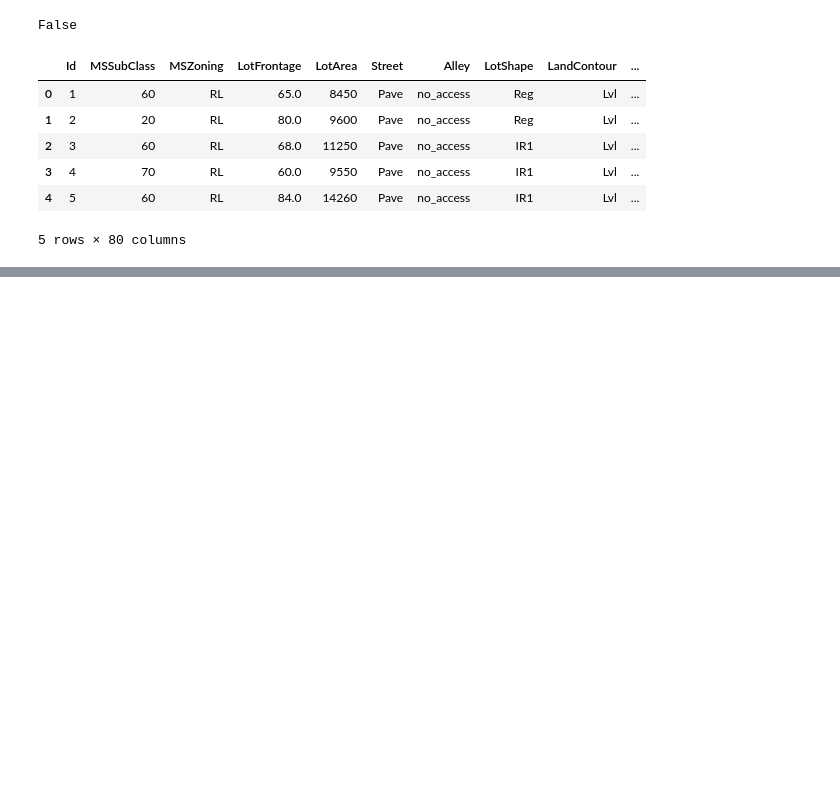
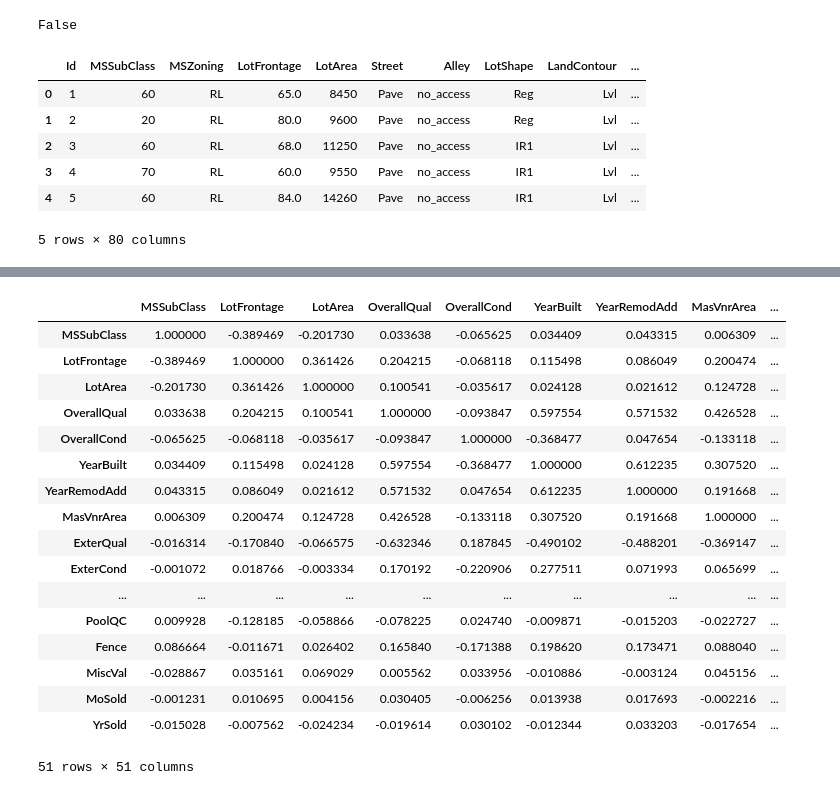
Before and after one commit to RAIHANRABBY/A-Machine-Learning, a Jupyter notebook: house-prices-advanced-regression-techniques/house price prediction.ipynb, the cells around one changed output, grey strips where cells are left out. Drawn from its saved outputs; the diff is of its cells as text; code cells hidden in the pictures; blank space fills up the shorter version.

```diff
--- a/house-prices-advanced-regression-techniques/house price prediction.ipynb
+++ b/house-prices-advanced-regression-techniques/house price prediction.ipynb
@@ -378,0 +403,3 @@ x.drop('Id',axis=1,inplace=True)
+# %%
+le=['Fence','PoolQC','GarageCond','GarageQual','GarageFinish','FireplaceQu','KitchenQual','HeatingQC','BsmtFinType2','BsmtFinType1','BsmtExposure','BsmtCond','BsmtQual','ExterCond','ExterQual']
+len(le)
@@ -378,0 +408,5 @@ x.drop('Id',axis=1,inplace=True)
+# %%
+from sklearn.preprocessing import LabelEncoder
+label=LabelEncoder()
+for col in le:
+    x[col]=label.fit_transform(x[col])
@@ -378,0 +472,21 @@ x.drop('Id',axis=1,inplace=True)
+# %%
+x.corr()
+# %% [output]
+|  | MSSubClass | LotFrontage | LotArea | OverallQual | OverallCond | YearBuilt | YearRemodAdd | MasVnrArea | ... |
+| MSSubClass | 1.000000 | -0.389469 | -0.201730 | 0.033638 | -0.065625 | 0.034409 | 0.043315 | 0.006309 | ... |
+| LotFrontage | -0.389469 | 1.000000 | 0.361426 | 0.204215 | -0.068118 | 0.115498 | 0.086049 | 0.200474 | ... |
+| LotArea | -0.201730 | 0.361426 | 1.000000 | 0.100541 | -0.035617 | 0.024128 | 0.021612 | 0.124728 | ... |
+| OverallQual | 0.033638 | 0.204215 | 0.100541 | 1.000000 | -0.093847 | 0.597554 | 0.571532 | 0.426528 | ... |
+| OverallCond | -0.065625 | -0.068118 | -0.035617 | -0.093847 | 1.000000 | -0.368477 | 0.047654 | -0.133118 | ... |
+| YearBuilt | 0.034409 | 0.115498 | 0.024128 | 0.597554 | -0.368477 | 1.000000 | 0.612235 | 0.307520 | ... |
+| YearRemodAdd | 0.043315 | 0.086049 | 0.021612 | 0.571532 | 0.047654 | 0.612235 | 1.000000 | 0.191668 | ... |
+| MasVnrArea | 0.006309 | 0.200474 | 0.124728 | 0.426528 | -0.133118 | 0.307520 | 0.191668 | 1.000000 | ... |
+| ExterQual | -0.016314 | -0.170840 | -0.066575 | -0.632346 | 0.187845 | -0.490102 | -0.488201 | -0.369147 | ... |
+| ExterCond | -0.001072 | 0.018766 | -0.003334 | 0.170192 | -0.220906 | 0.277511 | 0.071993 | 0.065699 | ... |
+| ... | ... | ... | ... | ... | ... | ... | ... | ... | ... |
+| PoolQC | 0.009928 | -0.128185 | -0.058866 | -0.078225 | 0.024740 | -0.009871 | -0.015203 | -0.022727 | ... |
+| Fence | 0.086664 | -0.011671 | 0.026402 | 0.165840 | -0.171388 | 0.198620 | 0.173471 | 0.088040 | ... |
+| MiscVal | -0.028867 | 0.035161 | 0.069029 | 0.005562 | 0.033956 | -0.010886 | -0.003124 | 0.045156 | ... |
+| MoSold | -0.001231 | 0.010695 | 0.004156 | 0.030405 | -0.006256 | 0.013938 | 0.017693 | -0.002216 | ... |
+| YrSold | -0.015028 | -0.007562 | -0.024234 | -0.019614 | 0.030102 | -0.012344 | 0.033203 | -0.017654 | ... |
+51 rows × 51 columns
```
Also changed, not shown: parts of 28 cells of this notebook, 2 other files.
